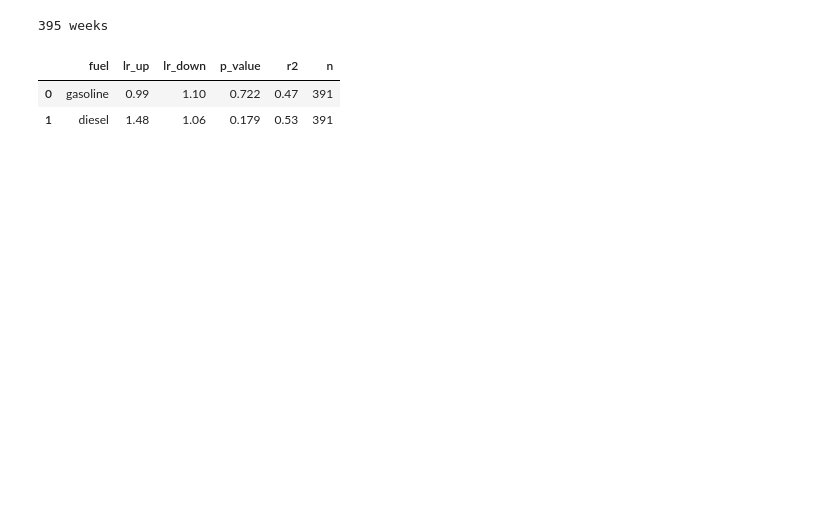
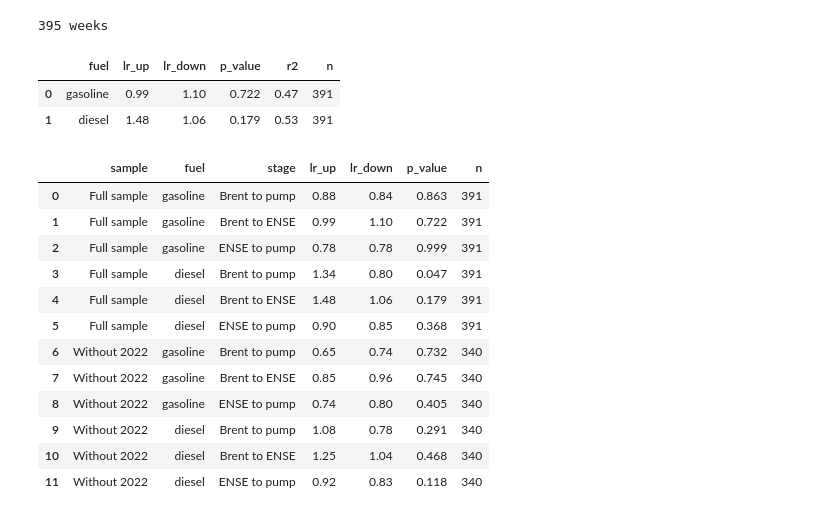
Before and after one commit to josepaulonunes/fuel-prices-portugal, a Jupyter notebook: notebooks/06_extensions.ipynb, the cells around one changed output. Cells and saved outputs as stored; diff of their text form; code cells hidden in the pictures; blank space fills up the shorter version.

```diff
--- a/notebooks/06_extensions.ipynb
+++ b/notebooks/06_extensions.ipynb
@@ -66,0 +104,45 @@ results
+# %%
+# The three stages of the price chain and the two samples
+stages = [
+    ("Brent to pump", "brent_eur_litre", "without_tax"),
+    ("Brent to ENSE", "brent_eur_litre", "ref"),
+    ("ENSE to pump", "ref", "with_tax"),
+]
+samples = {
+    "Full sample": df["date"].dt.year > 0,
+    "Without 2022": df["date"].dt.year != 2022,
+}
+
+# Run every stage, for each fuel and each sample
+robustness = []
+for sample_name, sample in samples.items():
+    for fuel_name in ["gasoline", "diesel"]:
+        for stage_name, cost, price in stages:
+            # Brent is the same for both fuels, the other columns depend on the fuel
+            cost_col = cost if cost == "brent_eur_litre" else f"{fuel_name}_{cost}"
+            price_col = f"{fuel_name}_{price}"
+            result = asymmetry_test(cost_col, price_col, sample)
+            result["sample"] = sample_name
+            result["fuel"] = fuel_name
+            result["stage"] = stage_name
+            robustness.append(result)
+
+# Save and show the results
+robustness = pd.DataFrame(robustness)
+robustness = robustness[["sample", "fuel", "stage", "lr_up", "lr_down", "p_value", "n"]]
+robustness.to_csv("../data/processed/robustness_without_2022.csv", index=False)
+robustness
+# %% [output]
+|  | sample | fuel | stage | lr_up | lr_down | p_value | n |
+| 0 | Full sample | gasoline | Brent to pump | 0.88 | 0.84 | 0.863 | 391 |
+| 1 | Full sample | gasoline | Brent to ENSE | 0.99 | 1.10 | 0.722 | 391 |
+| 2 | Full sample | gasoline | ENSE to pump | 0.78 | 0.78 | 0.999 | 391 |
+| 3 | Full sample | diesel | Brent to pump | 1.34 | 0.80 | 0.047 | 391 |
+| 4 | Full sample | diesel | Brent to ENSE | 1.48 | 1.06 | 0.179 | 391 |
+| 5 | Full sample | diesel | ENSE to pump | 0.90 | 0.85 | 0.368 | 391 |
+| 6 | Without 2022 | gasoline | Brent to pump | 0.65 | 0.74 | 0.732 | 340 |
+| 7 | Without 2022 | gasoline | Brent to ENSE | 0.85 | 0.96 | 0.745 | 340 |
+| 8 | Without 2022 | gasoline | ENSE to pump | 0.74 | 0.80 | 0.405 | 340 |
+| 9 | Without 2022 | diesel | Brent to pump | 1.08 | 0.78 | 0.291 | 340 |
+| 10 | Without 2022 | diesel | Brent to ENSE | 1.25 | 1.04 | 0.468 | 340 |
+| 11 | Without 2022 | diesel | ENSE to pump | 0.92 | 0.83 | 0.118 | 340 |
```
Also changed, not shown: parts of 3 cells of this notebook, 2 other files.
